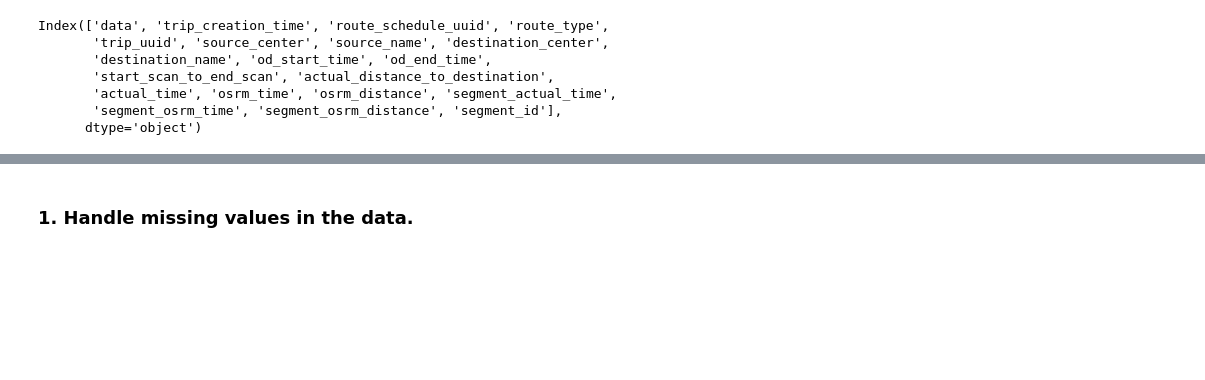
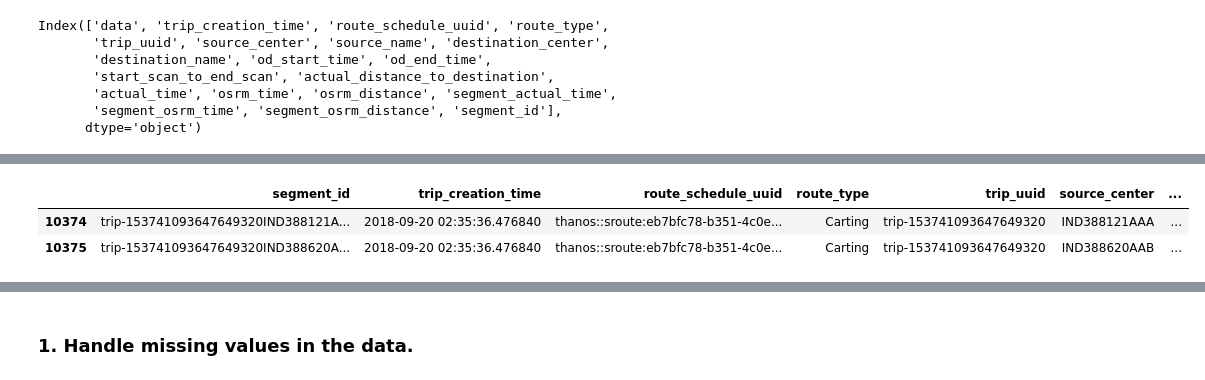
Before and after one commit to christinajoice/Delhivery, a Jupyter notebook: Delhivery.ipynb, the cells around one changed output, grey strips where cells are left out. Saved outputs shown, nothing was run; the diff lists cells and outputs as text; code cells hidden in the pictures; blank space fills up the shorter version.

```diff
--- a/Delhivery.ipynb
+++ b/Delhivery.ipynb
@@ -139,0 +150,6 @@ merge_segment = {'trip_creation_time':'first',
+# %%
+segment_df.loc[segment_df['trip_uuid']=='trip-153741093647649320']
+# %% [output]
+|  | segment_id | trip_creation_time | route_schedule_uuid | route_type | trip_uuid | source_center | ... |
+| 10374 | trip-153741093647649320IND388121A... | 2018-09-20 02:35:36.476840 | thanos::sroute:eb7bfc78-b351-4c0e... | Carting | trip-153741093647649320 | IND388121AAA | ... |
+| 10375 | trip-153741093647649320IND388620A... | 2018-09-20 02:35:36.476840 | thanos::sroute:eb7bfc78-b351-4c0e... | Carting | trip-153741093647649320 | IND388620AAB | ... |
```
Also changed, not shown: parts of 12 cells of this notebook.
